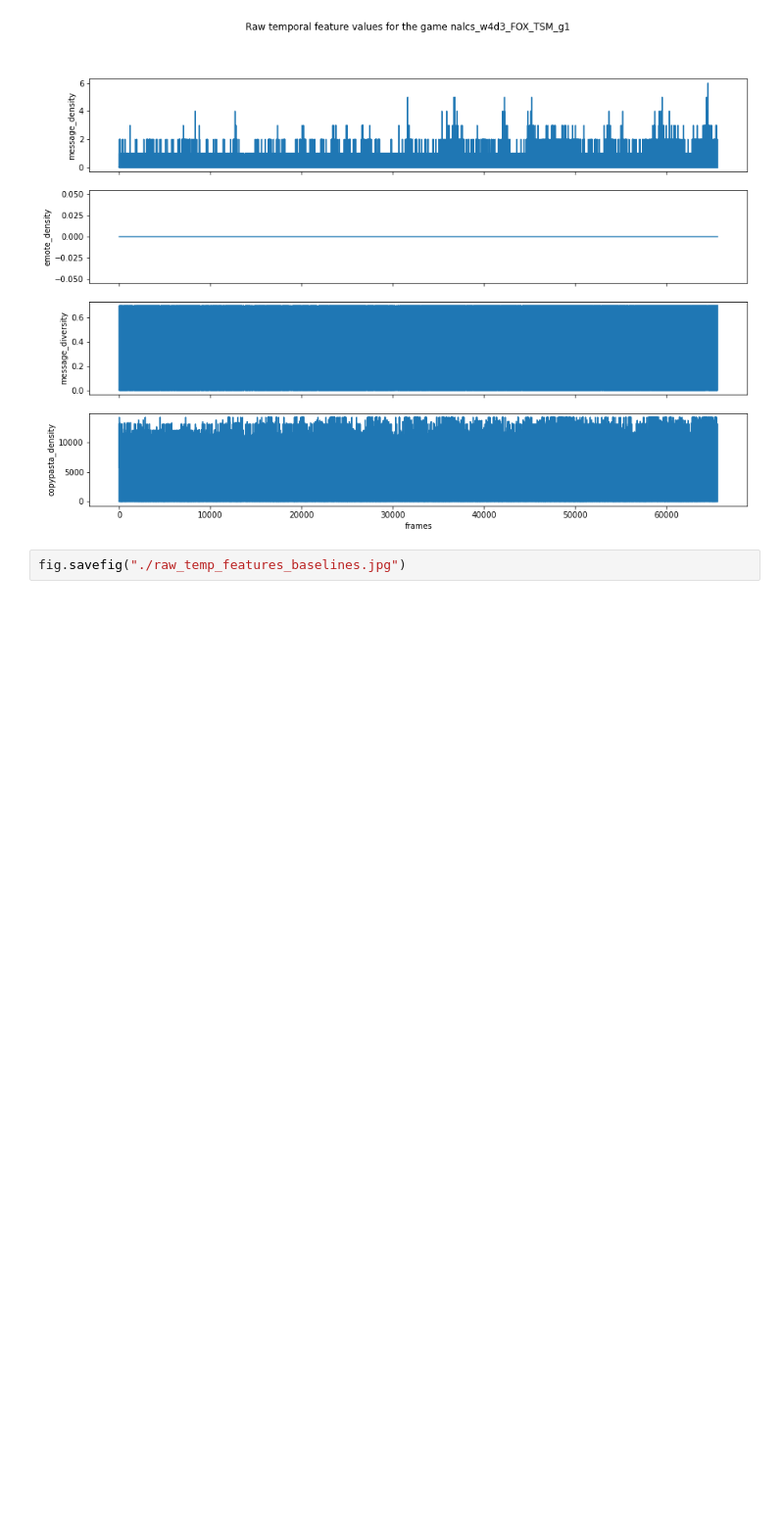
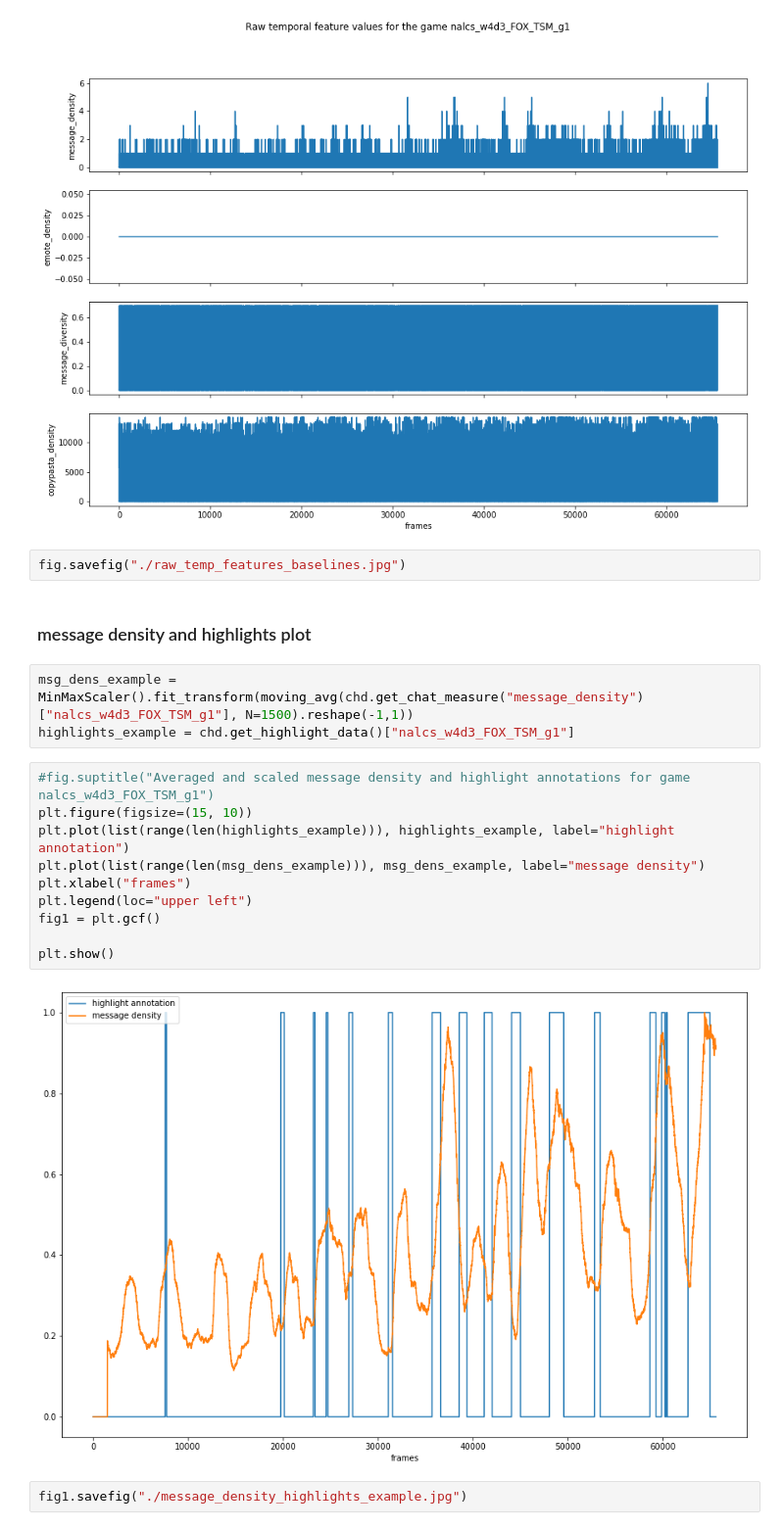
Before and after one commit to maugl/chat-highlight-detection, a Jupyter notebook: baselines/TemporalFeaturesVisualization.ipynb, the cells around one changed output. Shown at 98% size. Drawn from its saved outputs; the diff is of its cells as text; blank space fills up the shorter version.

```diff
--- a/baselines/TemporalFeaturesVisualization.ipynb
+++ b/baselines/TemporalFeaturesVisualization.ipynb
@@ -40,3 +42,22 @@ for i, m in enumerate(chms):
 [figure]
 # %%
 fig.savefig("./raw_temp_features_baselines.jpg")
+# %% [markdown]
+### message density and highlights plot
+# %%
+msg_dens_example = MinMaxScaler().fit_transform(moving_avg(chd.get_chat_measure("message_density")["nalcs_w4d3_FOX_TSM_g1"], N=1500).reshape(-1,1))
+highlights_example = chd.get_highlight_data()["nalcs_w4d3_FOX_TSM_g1"]
+# %%
+#fig.suptitle("Averaged and scaled message density and highlight annotations for game nalcs_w4d3_FOX_TSM_g1")
+plt.figure(figsize=(15, 10))
+plt.plot(list(range(len(highlights_example))), highlights_example, label="highlight annotation")
+plt.plot(list(range(len(msg_dens_example))), msg_dens_example, label="message density")
+plt.xlabel("frames")
+plt.legend(loc="upper left")
+fig1 = plt.gcf()
+
+plt.show()
+# %% [output]
+[figure, added]
+# %%
+fig1.savefig("./message_density_highlights_example.jpg")
```
Also changed, not shown: parts of 2 cells of this notebook, 39 other files.
